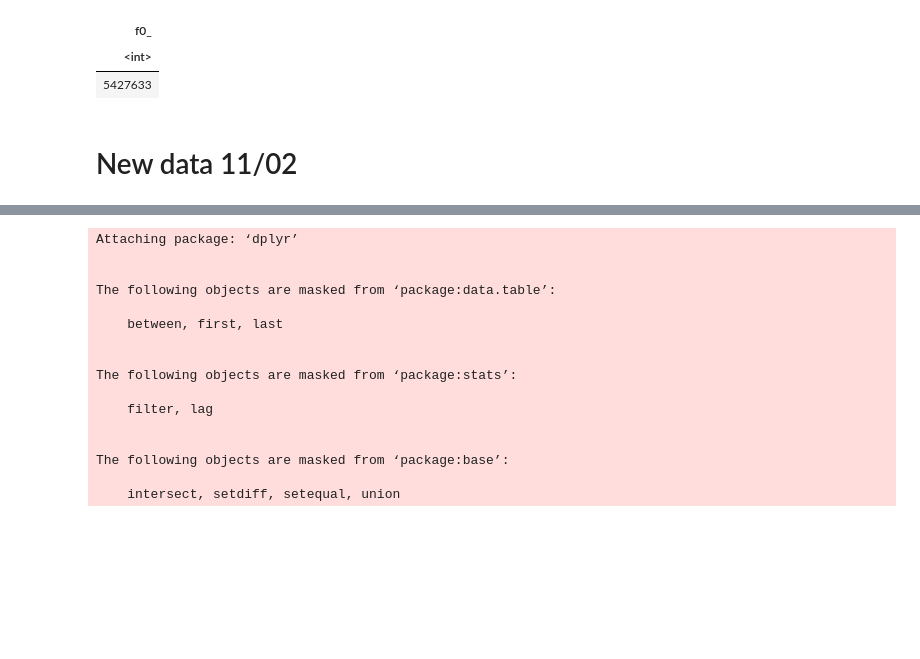
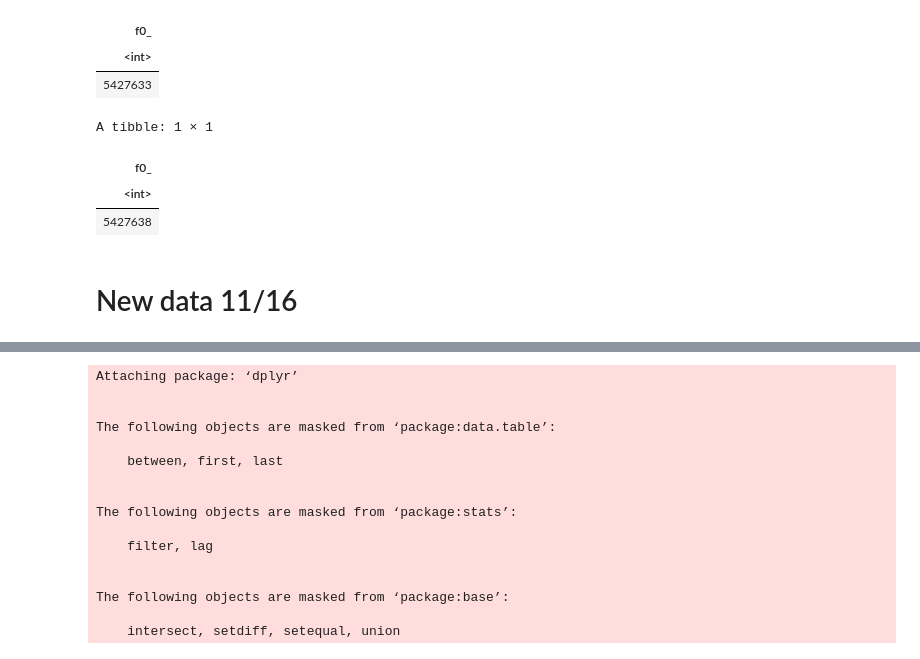
Before and after one commit to liouviaglou/Domains, a Jupyter notebook: scripts/phaseII_06_fallbacksupp/03_get_expiry_data_QA_2.ipynb, the cells around one changed output, grey strips where cells are left out. Cells and saved outputs as stored; diff of their text form; code cells hidden in the pictures; blank space fills up the shorter version.

```diff
--- a/scripts/phaseII_06_fallbacksupp/03_get_expiry_data_QA_2.ipynb
+++ b/scripts/phaseII_06_fallbacksupp/03_get_expiry_data_QA_2.ipynb
@@ -92,7 +94,16 @@ A tibble: 1 × 1
 | f0_ |
 | <int> |
 | 5427633 |
+# %%
+sql <- paste("SELECT COUNT(*) FROM `radix2020.expiry.expiry_20190601_20200901_20201116`")
+
+bq_table_download(bq_project_query("radix2020", sql))
+# %% [output]
+A tibble: 1 × 1
+| f0_ |
+| <int> |
+| 5427638 |
 # %%
 # result is correct -- right number of rows
 # %% [markdown]
-# New data 11/02
+# New data 11/16
```
Also changed, not shown: parts of 6 cells of this notebook, 7 other files.
